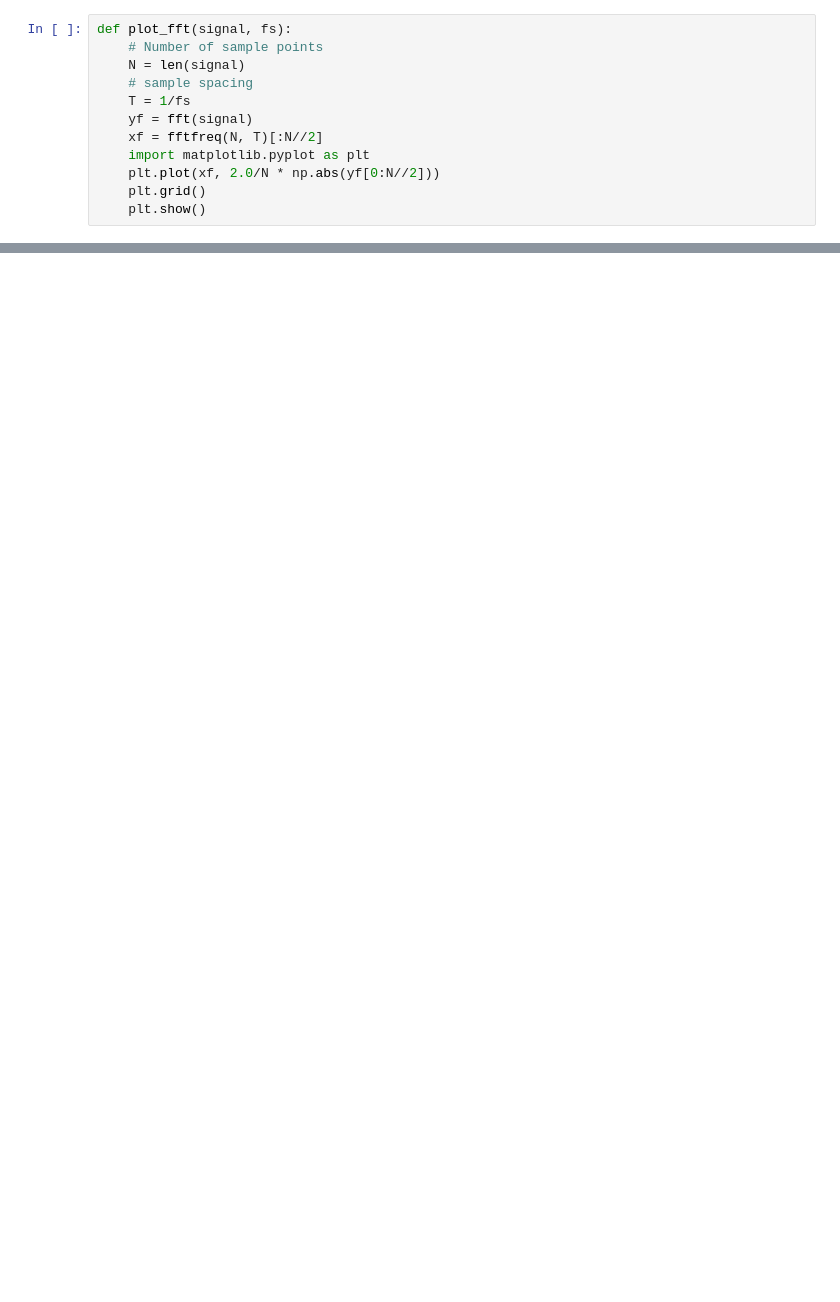
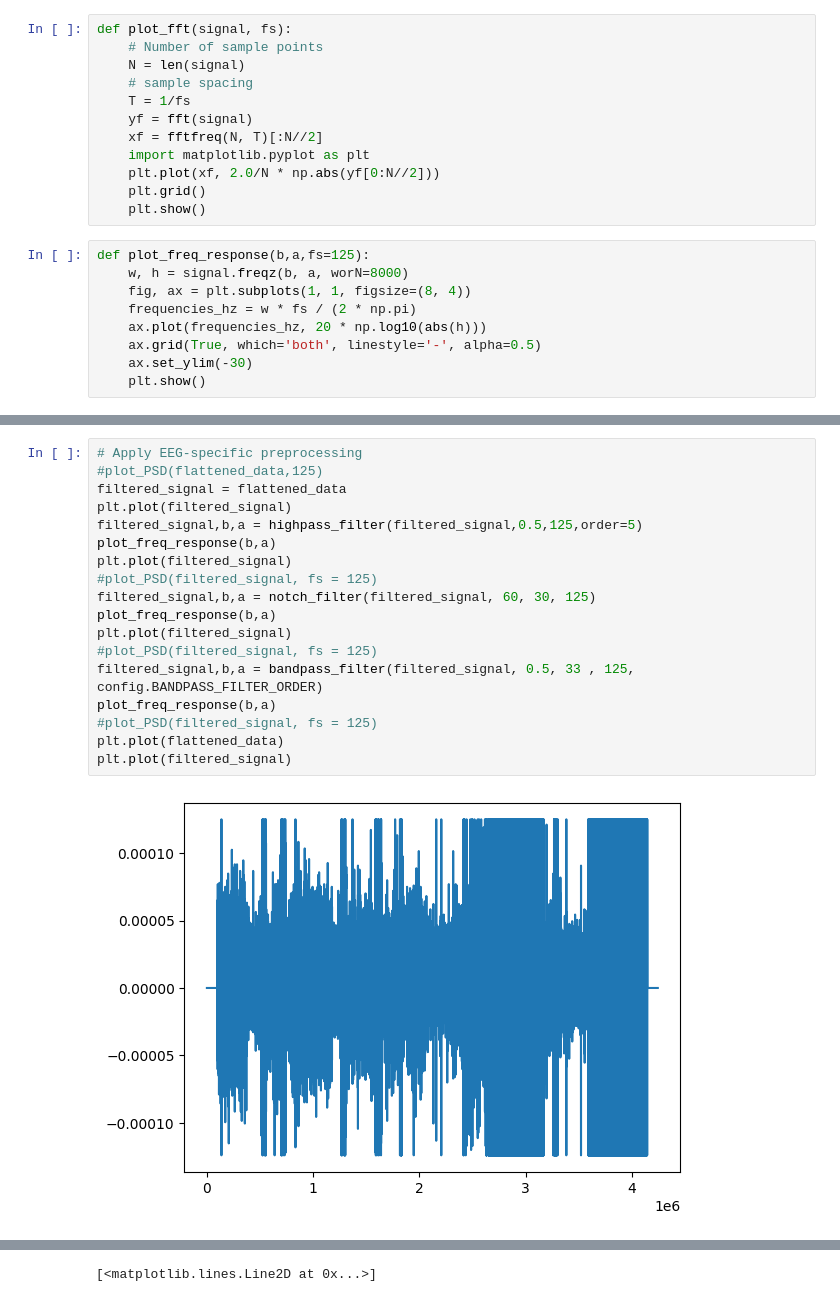
Before and after one commit to inesstsarah/cm2013_ht25_project, a Jupyter notebook: Python/test_preprocessing.ipynb, the cells around one changed output, grey strips where cells are left out. Drawn from its saved outputs; the diff is of its cells as text; blank space fills up the shorter version.

```diff
--- a/Python/test_preprocessing.ipynb
+++ b/Python/test_preprocessing.ipynb
@@ -29,4 +25,13 @@ def plot_fft(signal, fs):
     plt.plot(xf, 2.0/N * np.abs(yf[0:N//2]))
     plt.grid()
     plt.show()
+# %%
+def plot_freq_response(b,a,fs=125):
+    w, h = signal.freqz(b, a, worN=8000)
+    fig, ax = plt.subplots(1, 1, figsize=(8, 4))
+    frequencies_hz = w * fs / (2 * np.pi)
+    ax.plot(frequencies_hz, 20 * np.log10(abs(h)))
+    ax.grid(True, which='both', linestyle='-', alpha=0.5)
+    ax.set_ylim(-30)
+    plt.show()
 # %%
@@ -82,0 +73,20 @@ flattened_data = eeg_data[:,1,:].flatten()
+# %%
+# Apply EEG-specific preprocessing
+#plot_PSD(flattened_data,125)
+filtered_signal = flattened_data
+plt.plot(filtered_signal)
+filtered_signal,b,a = highpass_filter(filtered_signal,0.5,125,order=5)
+plot_freq_response(b,a)
+plt.plot(filtered_signal)
+#plot_PSD(filtered_signal, fs = 125)
+filtered_signal,b,a = notch_filter(filtered_signal, 60, 30, 125)
+plot_freq_response(b,a)
+plt.plot(filtered_signal)
+#plot_PSD(filtered_signal, fs = 125)
+filtered_signal,b,a = bandpass_filter(filtered_signal, 0.5, 33 , 125, config.BANDPASS_FILTER_ORDER)
+plot_freq_response(b,a)
+#plot_PSD(filtered_signal, fs = 125)
+plt.plot(flattened_data)
+plt.plot(filtered_signal)
+# %% [output]
+[figure, added]
@@ -82,0 +98 @@ flattened_data = eeg_data[:,1,:].flatten()
+[<matplotlib.lines.Line2D at 0x...>]
```
Also changed, not shown: parts of 24 cells of this notebook, 4 other files.
